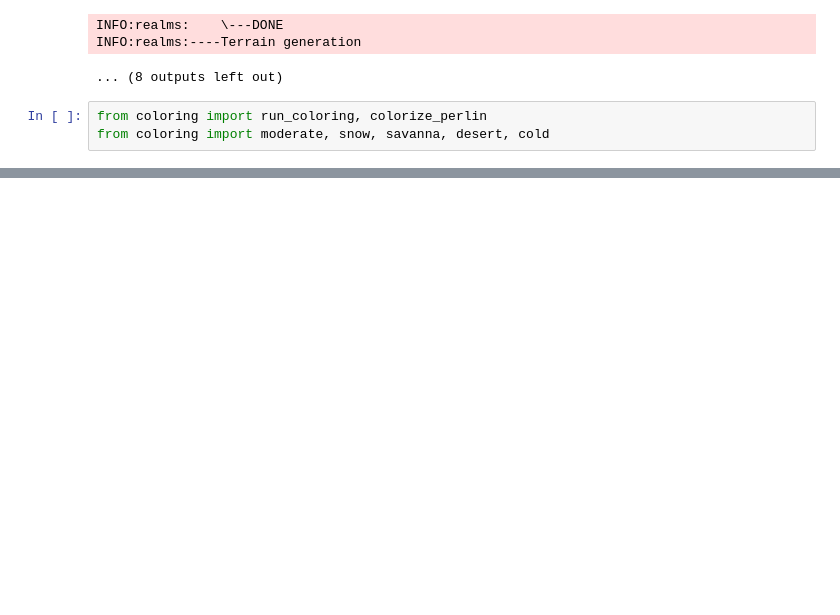
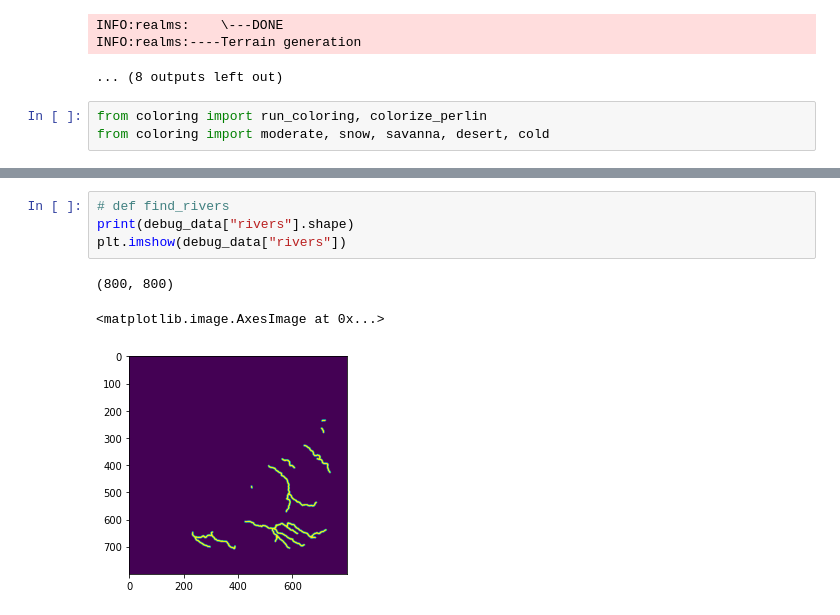
Before and after one commit to rvorias/voxel_realms, a Jupyter notebook: notebooks/pipeline_v6.ipynb, the cells around one changed output, grey strips where cells are left out. Saved outputs shown, nothing was run; the diff lists cells and outputs as text; blank space fills up the shorter version.

Commit message:
Update river logic

```diff
--- a/notebooks/pipeline_v6.ipynb
+++ b/notebooks/pipeline_v6.ipynb
@@ -118,0 +152,8 @@ print(cnt)
+# %%
+# def find_rivers
+print(debug_data["rivers"].shape)
+plt.imshow(debug_data["rivers"])
+# %% [output]
+(800, 800)
+<matplotlib.image.AxesImage at 0x...>
+[figure, added]
```
Also changed, not shown: parts of 8 cells of this notebook, 1 other file.
